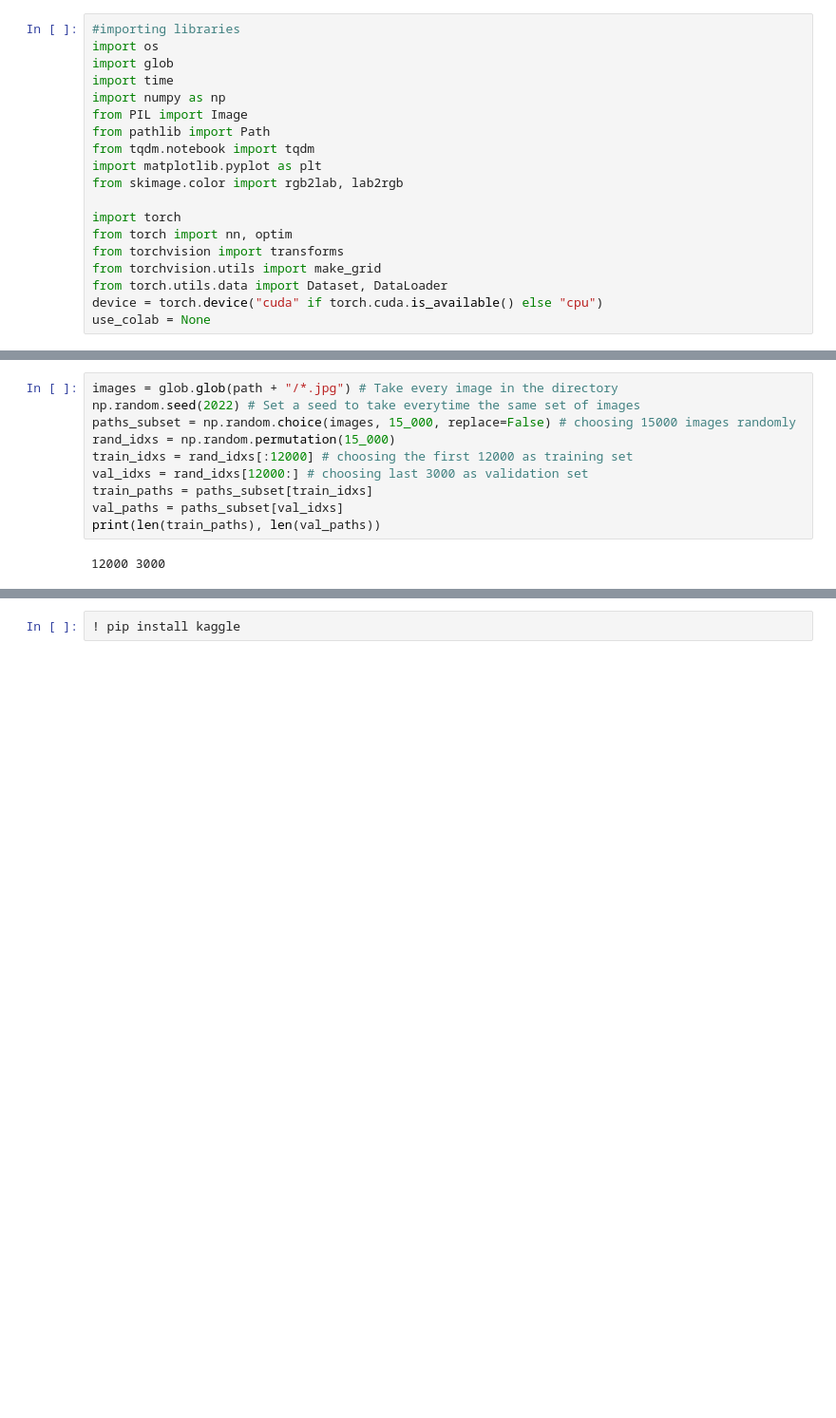
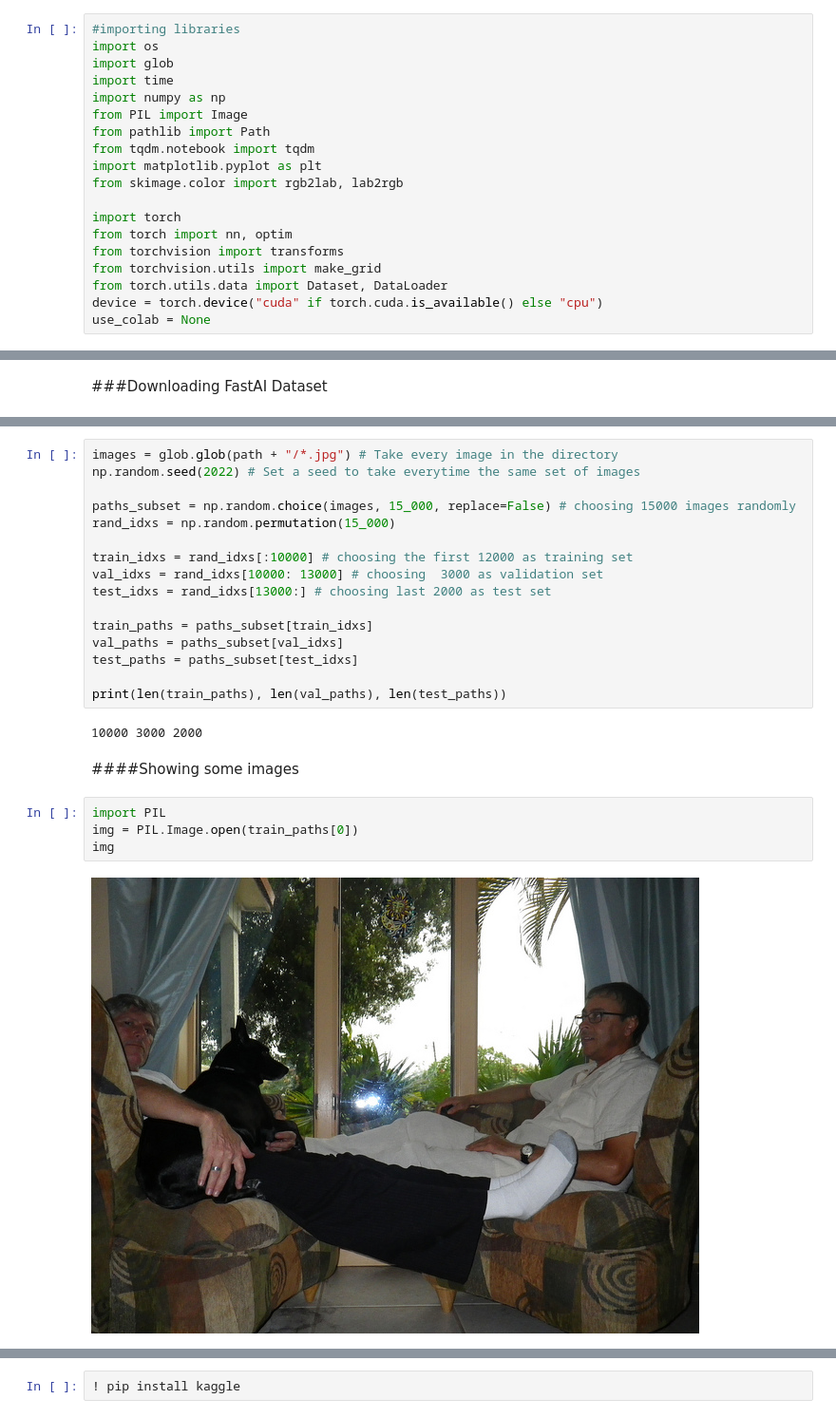
Before and after one commit to valentinaboriano/Computer-Vision, a Jupyter notebook: Image_Colourization.ipynb, the cells around one changed output, grey strips where cells are left out. Shown at 95% size. Drawn from its saved outputs; the diff is of its cells as text; blank space fills up the shorter version.

```diff
--- a/Image_Colourization.ipynb
+++ b/Image_Colourization.ipynb
@@ -42,6 +42,8 @@ Requirement already satisfied: six>=1.5 in /usr/local/lib/python3.7/dist-package
 Requirement already satisfied: pytz>=2017.3 in /usr/local/lib/python3.7/dist-packages (from pandas->fastai==2.4) (2022.1)
 Requirement already satisfied: threadpoolctl>=2.0.0 in /usr/local/lib/python3.7/dist-packages (from scikit-learn->fastai==2.4) (3.1.0)
 Requirement already satisfied: joblib>=0.11 in /usr/local/lib/python3.7/dist-packages (from scikit-learn->fastai==2.4) (1.1.0)
+# %% [markdown]
+###Downloading FastAI Dataset
 # %%
 from fastai.data.external import untar_data, URLs
 dataset_path = untar_data(URLs.COCO_SAMPLE)
@@ -51,12 +53,26 @@ path = str(dataset_path) + "/train_sample"
 # %%
 images = glob.glob(path + "/*.jpg") # Take every image in the directory
 np.random.seed(2022) # Set a seed to take everytime the same set of images
+
 paths_subset = np.random.choice(images, 15_000, replace=False) # choosing 15000 images randomly
 rand_idxs = np.random.permutation(15_000)
-train_idxs = rand_idxs[:12000] # choosing the first 12000 as training set
-val_idxs = rand_idxs[12000:] # choosing last 3000 as validation set
+
+train_idxs = rand_idxs[:10000] # choosing the first 12000 as training set
+val_idxs = rand_idxs[10000: 13000] # choosing  3000 as validation set
+test_idxs = rand_idxs[13000:] # choosing last 2000 as test set
+
 train_paths = paths_subset[train_idxs]
 val_paths = paths_subset[val_idxs]
-print(len(train_paths), len(val_paths))
+test_paths = paths_subset[test_idxs]
+
+print(len(train_paths), len(val_paths), len(test_paths))
 # %% [output]
-12000 3000
+10000 3000 2000
+# %% [markdown]
+####Showing some images
+# %%
+import PIL
+img = PIL.Image.open(train_paths[0])
+img
+# %% [output]
+[figure, added]
```
Also changed, not shown: parts of 4 cells of this notebook.
